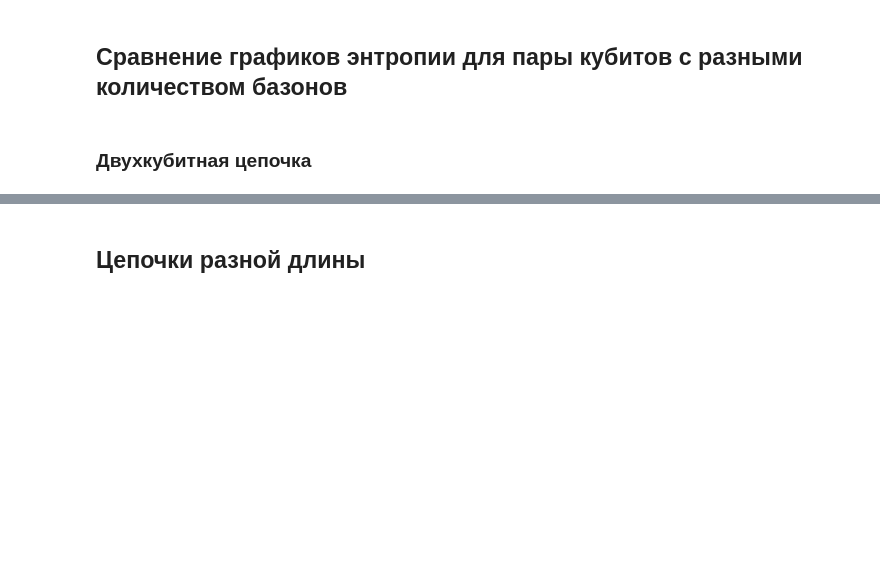
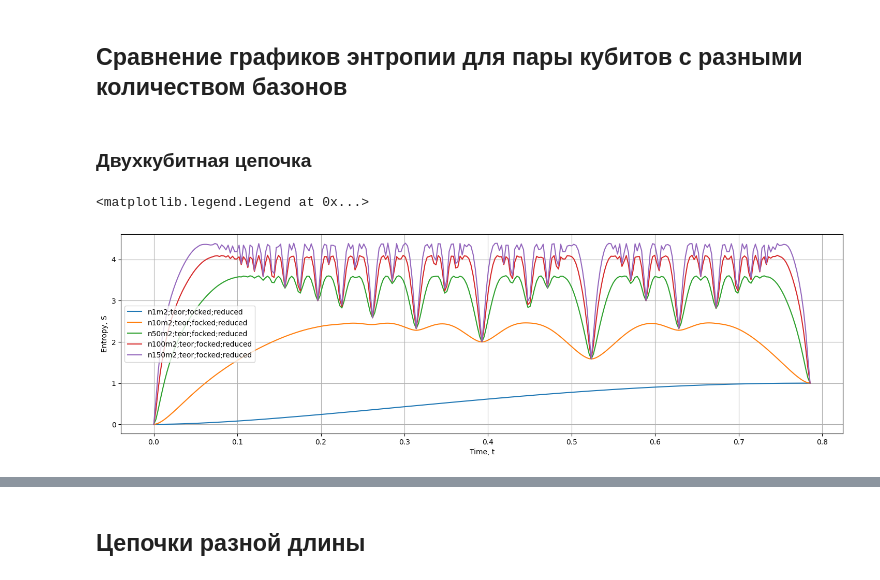
Before and after one commit to kephircheek/research-emqwuqoc, a Jupyter notebook: notebooks/Research-min-points-of-entropy.ipynb, the cells around one changed output, grey strips where cells are left out. Saved outputs shown, nothing was run; the diff lists cells and outputs as text; code cells hidden in the pictures; blank space fills up the shorter version.

```diff
--- a/notebooks/Research-min-points-of-entropy.ipynb
+++ b/notebooks/Research-min-points-of-entropy.ipynb
@@ -23,6 +23,29 @@ from tools.qutip import TqdmProgressBar
 ## Сравнение графиков энтропии для пары кубитов с разными количеством базонов
 # %% [markdown]
 ### Двухкубитная цепочка
+# %%
+n_jobs = -2
+
+fig, ax = plt.subplots(1, 1, figsize=(18, 5))
+tspan = np.linspace(0, np.pi / 4, 301)
+
+for n_bosons in [1, 10, 50, 100, 150]:#, 250]:
+    model_ = bec.BEC_Qubits.init_default(n_bosons, 0)
+    label = f"n{model_.n_bosons}m2;teor;focked;reduced"
+    states_reduced_focked_exact = joblib.Parallel(n_jobs=n_jobs)(
+        joblib.delayed(bec.state_under_h_zz_reduced_teor_focked)(model_, t / model_.Omega)
+        for t in tqdm(tspan, ncols=80, postfix=label)
+    )
+    entropies_reduced_focked_exact = [qutip.entropy.entropy_vn(s, base=2) for s in states_reduced_focked_exact]
+    ax.plot(tspan, entropies_reduced_focked_exact, "-", label=label)
+
+ax.set_xlabel("Time, t")
+ax.set_ylabel("Entropy, S")
+ax.grid()
+ax.legend()
+# %% [output]
+<matplotlib.legend.Legend at 0x...>
+[figure, added]
 # %%
 %%time
 
```
Also changed, not shown: parts of 13 cells of this notebook.
